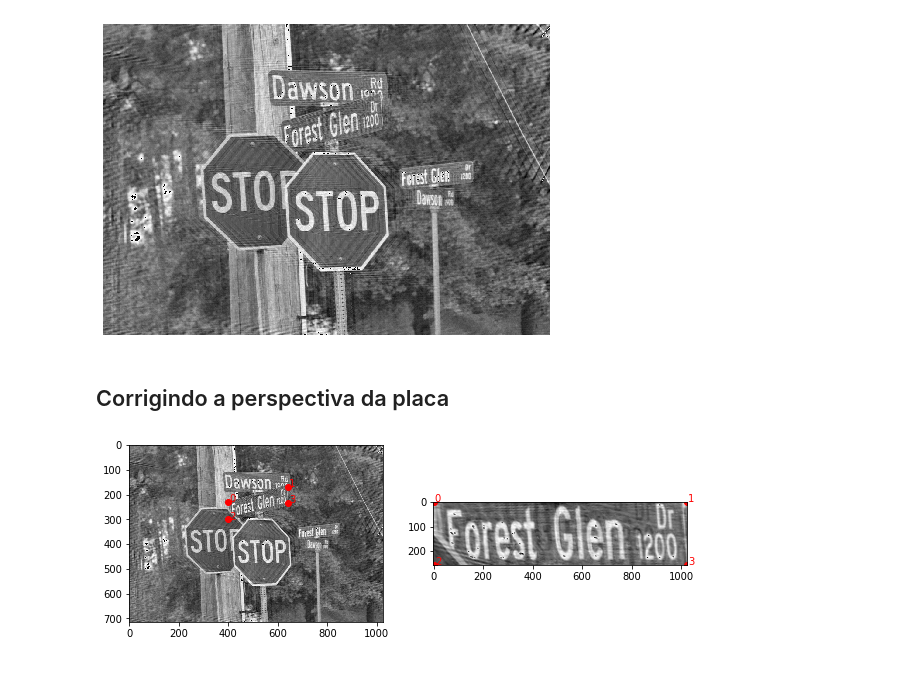
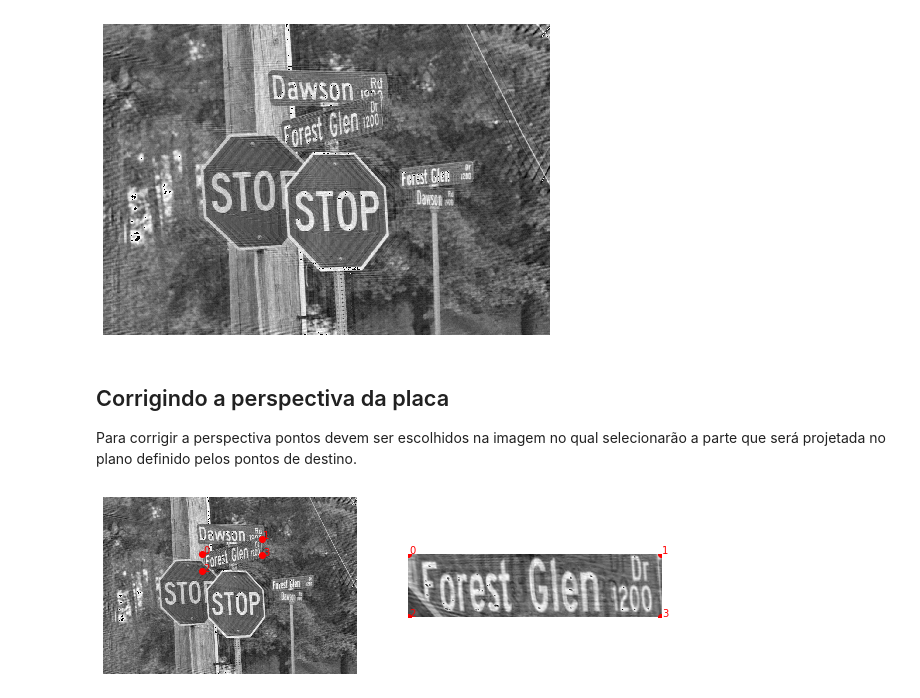
Before and after one commit to Fogelman/motion-blur, a Jupyter notebook: Debluring (motion blur).ipynb, the cells around one changed output. Drawn from its saved outputs; the diff is of its cells as text; code cells hidden in the pictures.

```diff
--- a/Debluring (motion blur).ipynb
+++ b/Debluring (motion blur).ipynb
@@ -182,31 +184,35 @@ img_clahe = clahe.apply((img_deblured*255).astype(np.uint8))
 show(img_clahe)
 # %% [output]
 [figure]
-# %% [markdown]
-## Corrigindo a perspectiva da placa
+# %% [markdown]
+## Corrigindo a perspectiva da placa
+
+Para corrigir a perspectiva pontos devem ser escolhidos na imagem no qual selecionarão a parte que será projetada no plano definido pelos pontos de destino.
 # %%
 img_perspective = img_clahe.copy() / 255.0
 rows, cols = (256,1024)
 
 pts_original = np.float32([[400,230],[640,170],[400,300],[640,235]])
 pts_projected = np.float32([[0, 0], [cols - 1, 0], [0, rows - 1], [cols - 1, rows - 1]])
 
 M = cv2.getPerspectiveTransform(pts_original, pts_projected)
 
 img_projected = cv2.warpPerspective(img_perspective, M, (cols, rows))
 
 plt.figure(figsize=(10,10))
 plt.subplot(1,2,1)
 plt.imshow(img_perspective, cmap='gray')
+plt.axis('off')
 for k, p in enumerate(pts_original):
     plt.plot([p[0]], [p[1]], 'ro')
     plt.text(p[0] + 5, p[1], str(k), color='red')
 
 plt.subplot(1,2,2)
 plt.imshow(img_projected, cmap='gray')
+plt.axis('off')
 for k, p in enumerate(pts_projected):
     plt.plot([p[0]], [p[1]], 'ro')
     plt.text(p[0] + 5, p[1], str(k), color='red')
 plt.show()
 # %% [output]
-[figure, old version]
+[figure, new version]
```
Also changed, not shown: parts of 7 cells of this notebook, 1 other file.
